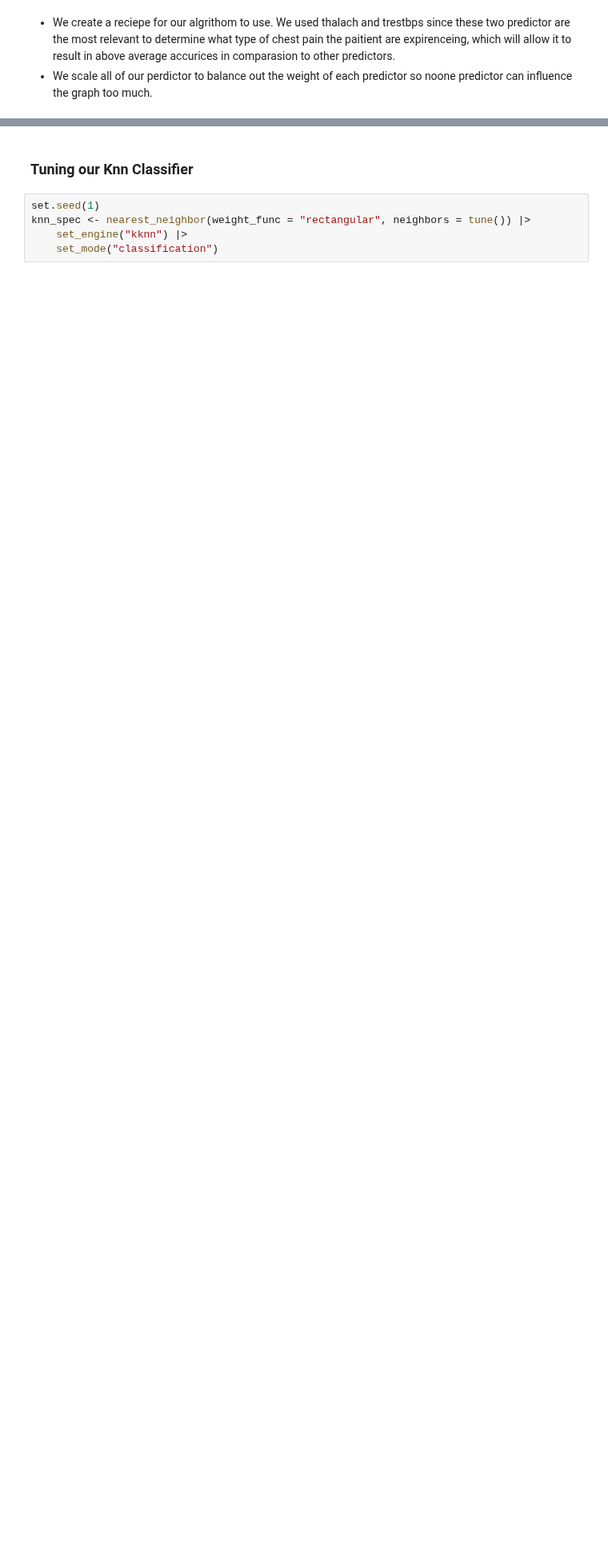
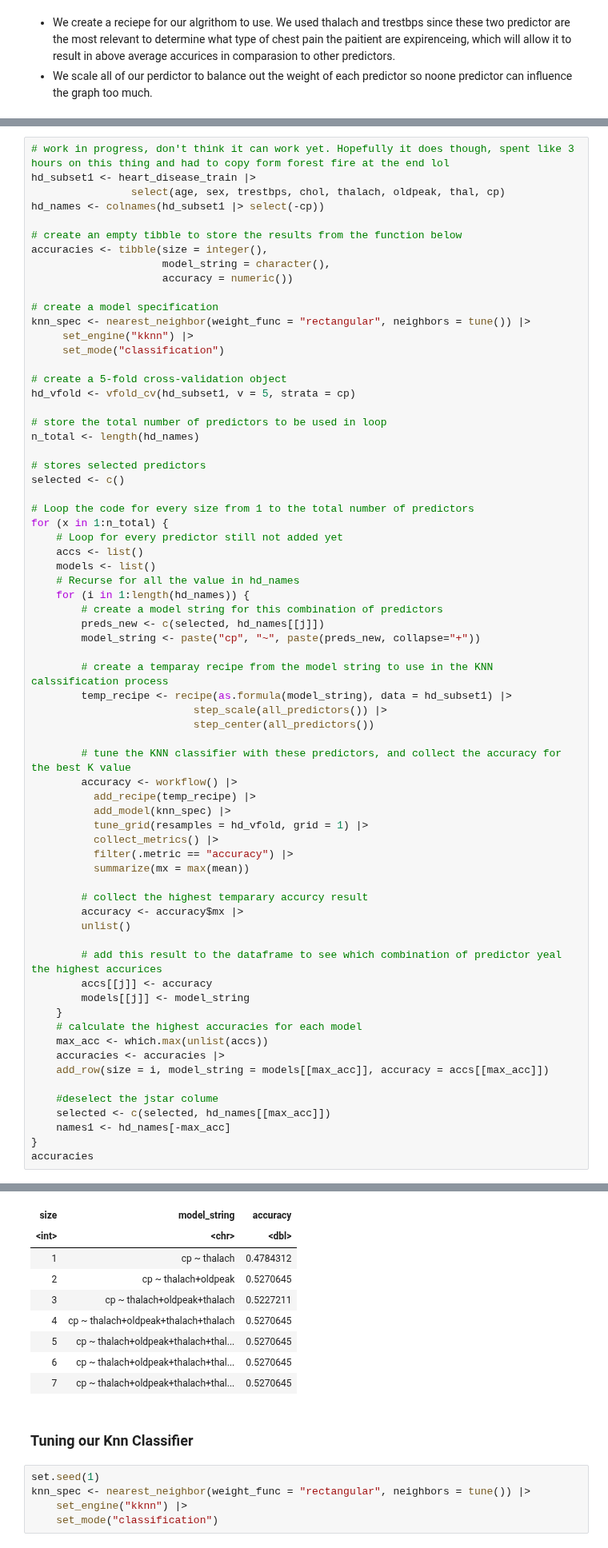
Before and after one commit to drkchu/chest-pain-classification, a Jupyter notebook: heart_disease.ipynb, the cells around one changed output, grey strips where cells are left out. Shown at 80% size. Saved outputs shown, nothing was run; the diff lists cells and outputs as text; blank space fills up the shorter version.

Commit message:
added the accurcies thing
Work in progress, please check

```diff
--- a/heart_disease.ipynb
+++ b/heart_disease.ipynb
@@ -350,0 +388,69 @@ Up-sampling based on cp
+# %%
+# work in progress, don't think it can work yet. Hopefully it does though, spent like 3 hours on this thing and had to copy form forest fire at the end lol
+hd_subset1 <- heart_disease_train |>
+                select(age, sex, trestbps, chol, thalach, oldpeak, thal, cp)
+hd_names <- colnames(hd_subset1 |> select(-cp))
+
+# create an empty tibble to store the results from the function below
+accuracies <- tibble(size = integer(),
+                     model_string = character(),
+                     accuracy = numeric())
+
+# create a model specification
+knn_spec <- nearest_neighbor(weight_func = "rectangular", neighbors = tune()) |>
+     set_engine("kknn") |>
+     set_mode("classification")
+
+# create a 5-fold cross-validation object
+hd_vfold <- vfold_cv(hd_subset1, v = 5, strata = cp)
+
+# store the total number of predictors to be used in loop
+n_total <- length(hd_names)
+
+# stores selected predictors
+selected <- c()
+
+# Loop the code for every size from 1 to the total number of predictors
+for (x in 1:n_total) {
+    # Loop for every predictor still not added yet
+    accs <- list()
+    models <- list()
+    # Recurse for all the value in hd_names
+    for (i in 1:length(hd_names)) {
+        # create a model string for this combination of predictors
+        preds_new <- c(selected, hd_names[[j]])
+        model_string <- paste("cp", "~", paste(preds_new, collapse="+"))
+
+        # create a temparay recipe from the model string to use in the KNN calssification process
+        temp_recipe <- recipe(as.formula(model_string), data = hd_subset1) |>
+                          step_scale(all_predictors()) |>
+                          step_center(all_predictors())
+
+        # tune the KNN classifier with these predictors, and collect the accuracy for the best K value
+        accuracy <- workflow() |>
+          add_recipe(temp_recipe) |>
+          add_model(knn_spec) |>
+          tune_grid(resamples = hd_vfold, grid = 1) |>
+          collect_metrics() |>
+          filter(.metric == "accuracy") |>
+          summarize(mx = max(mean))
+
+        # collect the highest temparary accurcy result
+        accuracy <- accuracy$mx |>
+        unlist()
+
+        # add this result to the dataframe to see which combination of predictor yeal the highest accurices
+        accs[[j]] <- accuracy
+        models[[j]] <- model_string
+    }
+    # calculate the highest accuracies for each model
+    max_acc <- which.max(unlist(accs))
+    accuracies <- accuracies |>
+    add_row(size = i, model_string = models[[max_acc]], accuracy = accs[[max_acc]])
+
+    #deselect the jstar colume
+    selected <- c(selected, hd_names[[max_acc]])
+    names1 <- hd_names[-max_acc]
+}
+accuracies
+# %% [output]
@@ -351,3 +458,12 @@ Up-sampling based on cp
+| size | model_string | accuracy |
+| <int> | <chr> | <dbl> |
+| 1 | cp ~ thalach | 0.4784312 |
+| 2 | cp ~ thalach+oldpeak | 0.5270645 |
+| 3 | cp ~ thalach+oldpeak+thalach | 0.5227211 |
+| 4 | cp ~ thalach+oldpeak+thalach+thalach | 0.5270645 |
+| 5 | cp ~ thalach+oldpeak+thalach+thal... | 0.5270645 |
+| 6 | cp ~ thalach+oldpeak+thalach+thal... | 0.5270645 |
+| 7 | cp ~ thalach+oldpeak+thalach+thal... | 0.5270645 |
 # %% [markdown]
 ### Tuning our Knn Classifier
 # %%
```
Also changed, not shown: parts of 9 cells of this notebook.
